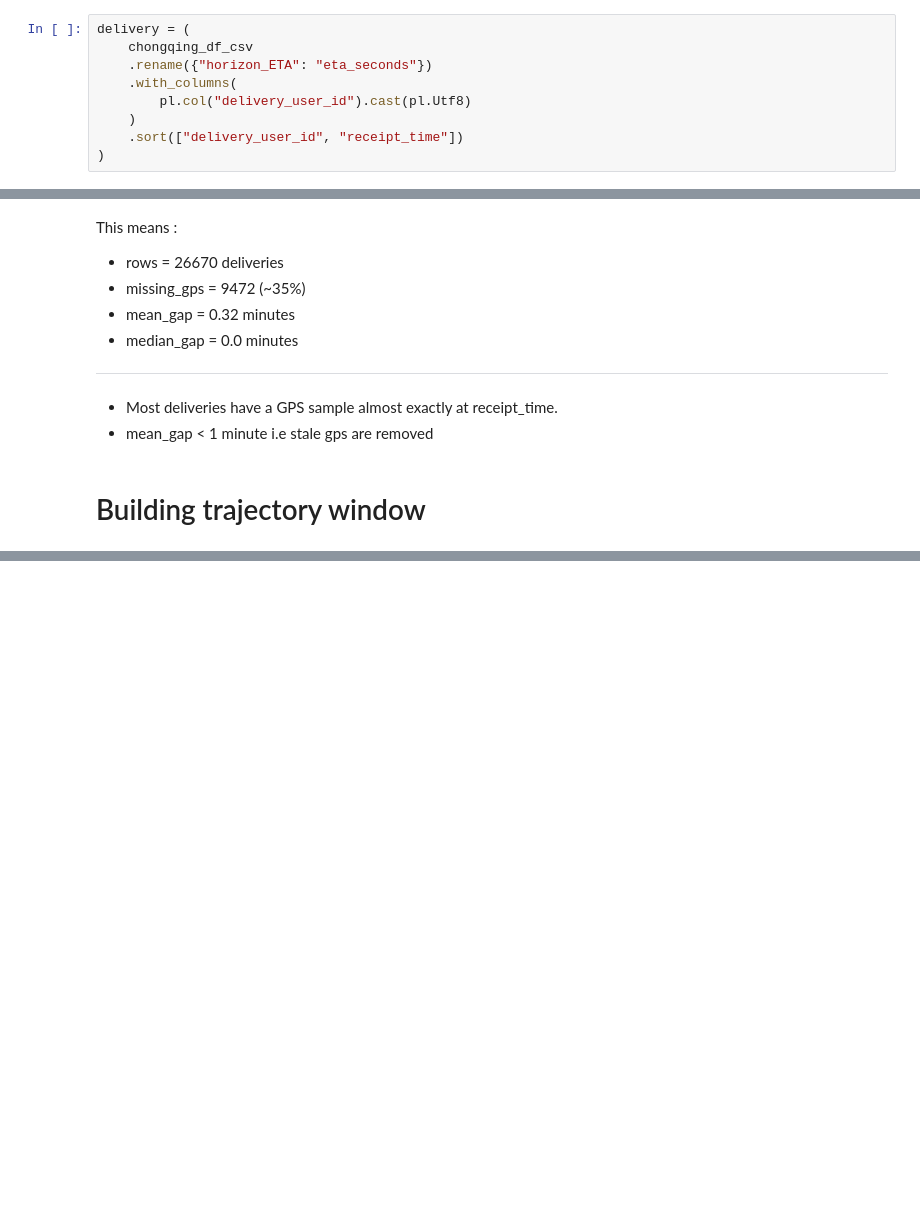
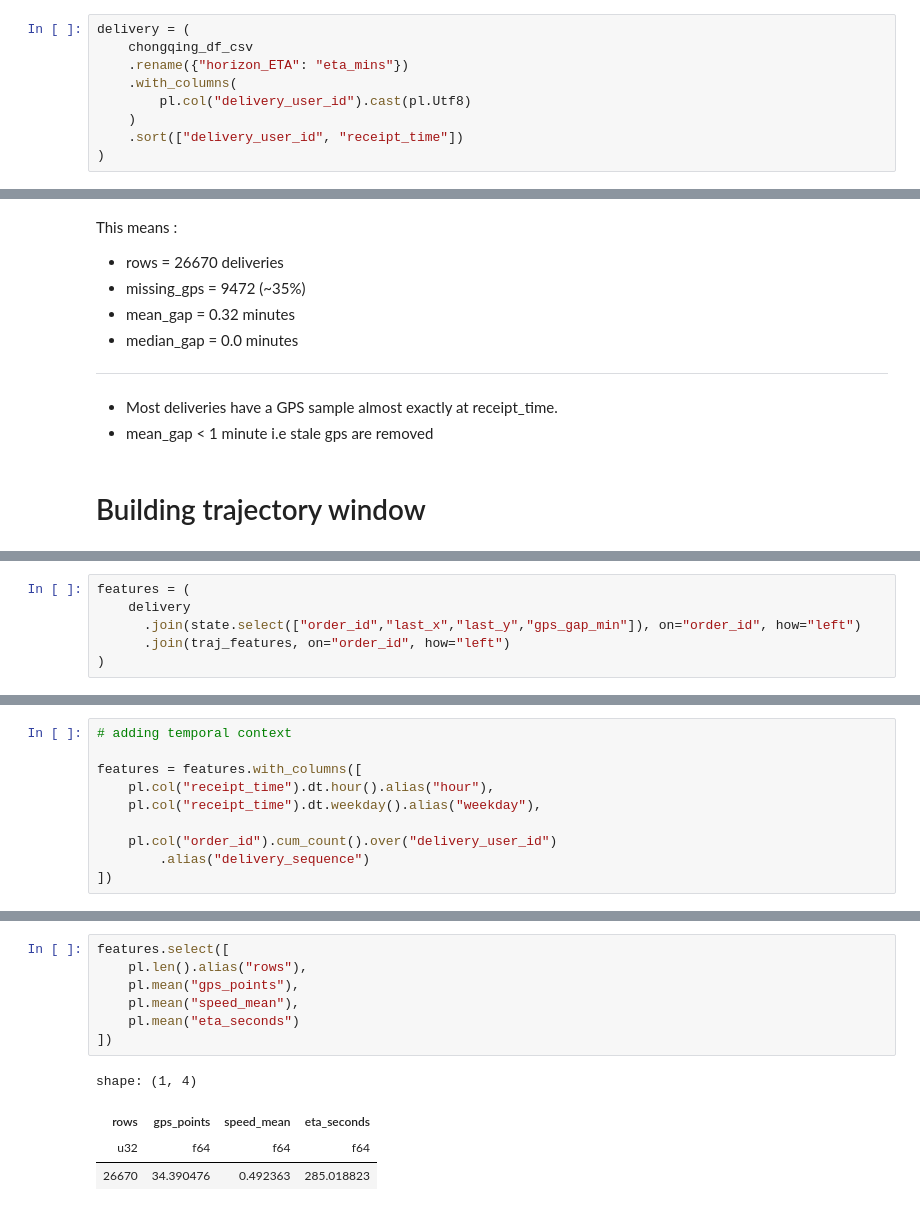
Before and after one commit to aymuos/starship, a Jupyter notebook: fundamental_EDA/actuallyWorking/feature_creator.ipynb, the cells around one changed output, grey strips where cells are left out. Saved outputs shown, nothing was run; the diff lists cells and outputs as text; blank space fills up the shorter version.

```diff
--- a/fundamental_EDA/actuallyWorking/feature_creator.ipynb
+++ b/fundamental_EDA/actuallyWorking/feature_creator.ipynb
@@ -104,7 +120,7 @@ Feature creation starts
 # %%
 delivery = (
     chongqing_df_csv
-    .rename({"horizon_ETA": "eta_seconds"})
+    .rename({"horizon_ETA": "eta_mins"})
     .with_columns(
         pl.col("delivery_user_id").cast(pl.Utf8)
     )
@@ -241,0 +395,6 @@ This means :
+# %%
+features = (
+    delivery
+      .join(state.select(["order_id","last_x","last_y","gps_gap_min"]), on="order_id", how="left")
+      .join(traj_features, on="order_id", how="left")
+)
@@ -241,0 +403,10 @@ This means :
+# %%
+# adding temporal context
+
+features = features.with_columns([
+    pl.col("receipt_time").dt.hour().alias("hour"),
+    pl.col("receipt_time").dt.weekday().alias("weekday"),
+
+    pl.col("order_id").cum_count().over("delivery_user_id")
+        .alias("delivery_sequence")
+])
@@ -241,0 +444,12 @@ This means :
+# %%
+features.select([
+    pl.len().alias("rows"),
+    pl.mean("gps_points"),
+    pl.mean("speed_mean"),
+    pl.mean("eta_seconds")
+])
+# %% [output]
+shape: (1, 4)
+| rows | gps_points | speed_mean | eta_seconds |
+| u32 | f64 | f64 | f64 |
+| 26670 | 34.390476 | 0.492363 | 285.018823 |
```
Also changed, not shown: parts of 12 cells of this notebook.
